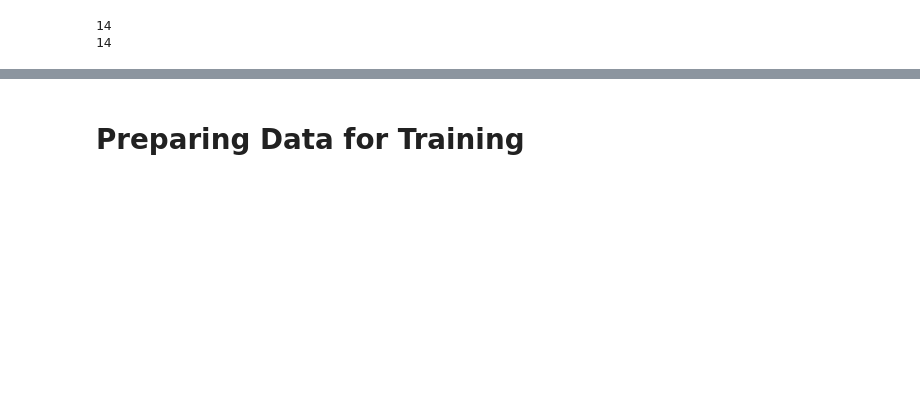
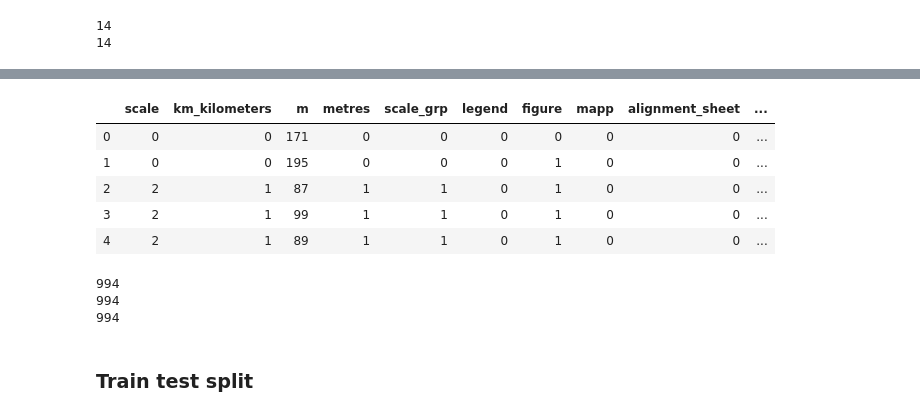
Before and after one commit to iVibudh/CER-classify-maps, a Jupyter notebook: root/main.ipynb, the cells around one changed output, grey strips where cells are left out. Drawn from its saved outputs; the diff is of its cells as text; code cells hidden in the pictures; blank space fills up the shorter version.

Commit message:
data files update

```diff
--- a/root/main.ipynb
+++ b/root/main.ipynb
@@ -2,0 +36,5 @@
+# %%
+from feature_extraction import extract_features
+
+path = os.getcwd()
+path = os.path.abspath('..')
@@ -57,4 +91,15 @@ print(len(Pages))
 # %%
-X_df = pd.read_csv("C:\\Users\\singvibu\\Desktop\\GIS Location Extraction\\features_test_train.csv", index_col = 0)
-dataIDs = pd.read_csv("C:\\Users\\singvibu\\Desktop\\GIS Location Extraction\\dataIDs.csv", index_col = 0)
-X_df.head()
+X_df = pd.read_csv(path + "\\data\\features_test_train.csv", index_col = 0)
+dataIDs = pd.read_csv(path + "\\data\\dataIDs.csv", index_col = 0)
+
+# Keepin only the features (remove index)
+X_df_features = X_df.copy()
+X_df_features.drop(columns=['dataID_pageNo'], inplace=True)
+X_df_features.head()
+# %% [output]
+|  | scale | km_kilometers | m | metres | scale_grp | legend | figure | mapp | alignment_sheet | ... |
+| 0 | 0 | 0 | 171 | 0 | 0 | 0 | 0 | 0 | 0 | ... |
+| 1 | 0 | 0 | 195 | 0 | 0 | 0 | 1 | 0 | 0 | ... |
+| 2 | 2 | 1 | 87 | 1 | 1 | 0 | 1 | 0 | 0 | ... |
+| 3 | 2 | 1 | 99 | 1 | 1 | 0 | 1 | 0 | 0 | ... |
+| 4 | 2 | 1 | 89 | 1 | 1 | 0 | 1 | 0 | 0 | ... |
@@ -90,5 +131,9 @@ Y_df, Y_dfclass = get_Y_values(dataIDs, Pages)
 print(len(Y_df))
 print(len(X_df))
 print(len(Y_dfclass))
+# %% [output]
+994
+994
+994
-# %% [markdown]
-# Preparing Data for Training
+# %% [markdown]
+### Train test split
```
Also changed, not shown: parts of 43 cells of this notebook, 4 other files.
